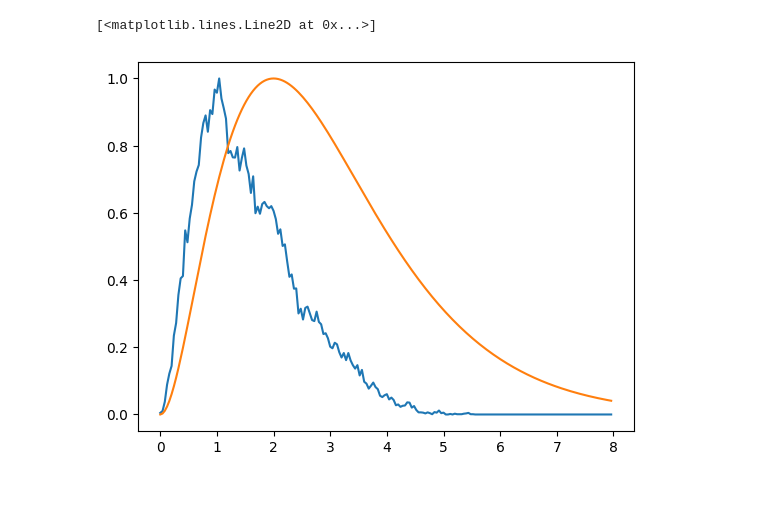
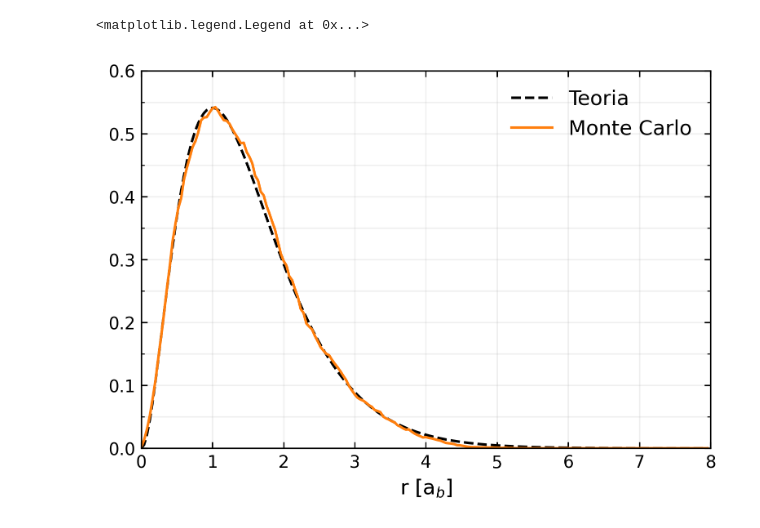
Before and after one commit to lruba939/Monte-Carlo, a Jupyter notebook: Lab 14/obrazy.ipynb, the cells around one changed output. Cells and saved outputs as stored; diff of their text form; code cells hidden in the pictures; blank space fills up the shorter version.

```diff
--- a/Lab 14/obrazy.ipynb
+++ b/Lab 14/obrazy.ipynb
@@ -4,11 +6,26 @@ import matplotlib.pyplot as plt
-# %%
-hist = np.loadtxt("histogram.dat", dtype=float)
-x = np.arange(0, 8, 8/200)
-psi_100 = 2*x**2*np.exp(-x)
-
-plt.plot(x, hist/max(hist))
-plt.plot(x, psi_100/max(psi_100))
-# %% [output]
-[<matplotlib.lines.Line2D at 0x...>]
-[figure, removed]
+# %%
+hist = np.loadtxt("histogram.dat", dtype=float)
+x = np.arange(0, 8, 8/200)
+psi_100 = 4*x**2*np.exp(-2*x)
+
+textsize = 12
+
+plt.figure(figsize=([6,4]), dpi=300)
+ax = plt.subplot()
+
+ax.plot(x, psi_100, "--k", label = "Teoria")
+ax.plot(x, hist, color="tab:orange", label = "Monte Carlo")
+
+ax.set_xlabel(r"r [a$_b$]", fontsize = textsize)
+
+ax.tick_params(direction="in", which="both", top=True, right=True)
+ax.grid(True, which="both", alpha=0.2)
+ax.xaxis.set_minor_locator(MultipleLocator(2))
+ax.yaxis.set_minor_locator(AutoMinorLocator(2))
+ax.set_xlim([0,8])
+ax.set_ylim([0,0.6])
+ax.legend(frameon=False, fontsize = textsize)
+# %% [output]
+<matplotlib.legend.Legend at 0x...>
+[figure, added]
 # %%
```
Also changed, not shown: parts of 3 cells of this notebook, 10 other files.
